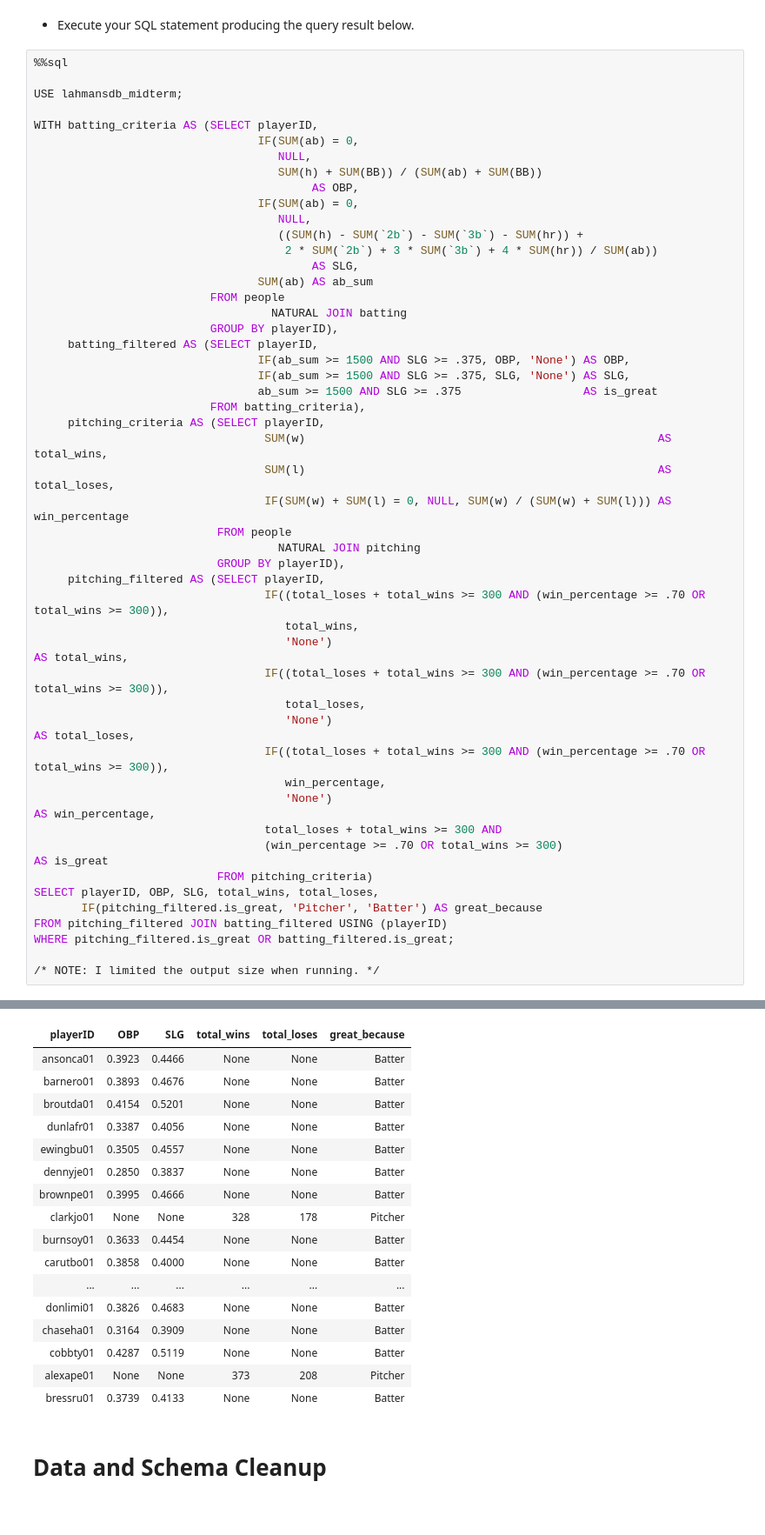
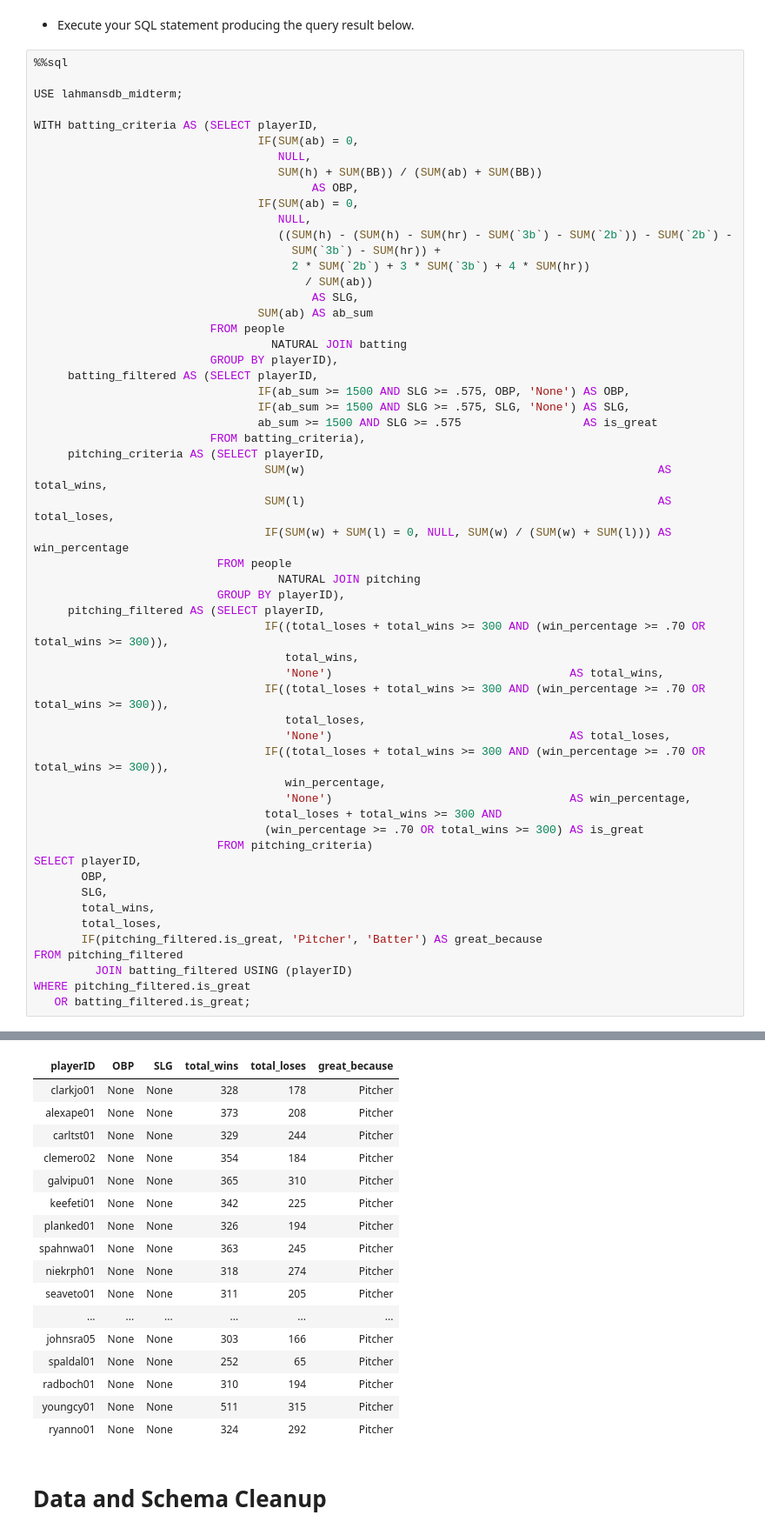
Before and after one commit to fsy2001/midterm, a Jupyter notebook: s23_w4111_midterm.ipynb, the cells around one changed output, grey strips where cells are left out. Shown at 87% size. Cells and saved outputs as stored; diff of their text form.

```diff
--- a/s23_w4111_midterm.ipynb
+++ b/s23_w4111_midterm.ipynb
@@ -950,17 +954,19 @@ WITH batting_criteria AS (SELECT playerID,
                                          AS OBP,
                                  IF(SUM(ab) = 0,
                                     NULL,
-                                    ((SUM(h) - SUM(`2b`) - SUM(`3b`) - SUM(hr)) +
-                                     2 * SUM(`2b`) + 3 * SUM(`3b`) + 4 * SUM(hr)) / SUM(ab))
+                                    ((SUM(h) - (SUM(h) - SUM(hr) - SUM(`3b`) - SUM(`2b`)) - SUM(`2b`) -
+                                      SUM(`3b`) - SUM(hr)) +
+                                      2 * SUM(`2b`) + 3 * SUM(`3b`) + 4 * SUM(hr))
+                                        / SUM(ab))
                                          AS SLG,
                                  SUM(ab) AS ab_sum
                           FROM people
                                    NATURAL JOIN batting
                           GROUP BY playerID),
      batting_filtered AS (SELECT playerID,
-                                 IF(ab_sum >= 1500 AND SLG >= .375, OBP, 'None') AS OBP,
-                                 IF(ab_sum >= 1500 AND SLG >= .375, SLG, 'None') AS SLG,
-                                 ab_sum >= 1500 AND SLG >= .375                  AS is_great
+                                 IF(ab_sum >= 1500 AND SLG >= .575, OBP, 'None') AS OBP,
+                                 IF(ab_sum >= 1500 AND SLG >= .575, SLG, 'None') AS SLG,
+                                 ab_sum >= 1500 AND SLG >= .575                  AS is_great
                           FROM batting_criteria),
      pitching_criteria AS (SELECT playerID,
                                   SUM(w)                                                    AS total_wins,
@@ -972,22 +978,26 @@ WITH batting_criteria AS (SELECT playerID,
      pitching_filtered AS (SELECT playerID,
                                   IF((total_loses + total_wins >= 300 AND (win_percentage >= .70 OR total_wins >= 300)),
                                      total_wins,
-                                     'None')                                                                       AS total_wins,
+                                     'None')                                   AS total_wins,
                                   IF((total_loses + total_wins >= 300 AND (win_percentage >= .70 OR total_wins >= 300)),
                                      total_loses,
-                                     'None')                                                                       AS total_loses,
+                                     'None')                                   AS total_loses,
                                   IF((total_loses + total_wins >= 300 AND (win_percentage >= .70 OR total_wins >= 300)),
                                      win_percentage,
-                                     'None')                                                                       AS win_percentage,
+                                     'None')                                   AS win_percentage,
                                   total_loses + total_wins >= 300 AND
-                                  (win_percentage >= .70 OR total_wins >= 300)                                     AS is_great
+                                  (win_percentage >= .70 OR total_wins >= 300) AS is_great
                            FROM pitching_criteria)
-SELECT playerID, OBP, SLG, total_wins, total_loses,
+SELECT playerID,
+       OBP,
+       SLG,
+       total_wins,
+       total_loses,
        IF(pitching_filtered.is_great, 'Pitcher', 'Batter') AS great_because
-FROM pitching_filtered JOIN batting_filtered USING (playerID)
-WHERE pitching_filtered.is_great OR batting_filtered.is_great;
-
-/* NOTE: I limited the output size when running. */
+FROM pitching_filtered
+         JOIN batting_filtered USING (playerID)
+WHERE pitching_filtered.is_great
+   OR batting_filtered.is_great;
 # %% [output]
  * mysql+pymysql://root:***@localhost
 0 rows affected.
@@ -995,20 +1005,20 @@ WHERE pitching_filtered.is_great OR batting_filtered.is_great;
 | playerID | OBP | SLG | total_wins | total_loses | great_because |
-| ansonca01 | 0.3923 | 0.4466 | None | None | Batter |
-| barnero01 | 0.3893 | 0.4676 | None | None | Batter |
-| broutda01 | 0.4154 | 0.5201 | None | None | Batter |
-| dunlafr01 | 0.3387 | 0.4056 | None | None | Batter |
-| ewingbu01 | 0.3505 | 0.4557 | None | None | Batter |
-| dennyje01 | 0.2850 | 0.3837 | None | None | Batter |
-| brownpe01 | 0.3995 | 0.4666 | None | None | Batter |
 | clarkjo01 | None | None | 328 | 178 | Pitcher |
-| burnsoy01 | 0.3633 | 0.4454 | None | None | Batter |
-| carutbo01 | 0.3858 | 0.4000 | None | None | Batter |
+| alexape01 | None | None | 373 | 208 | Pitcher |
+| carltst01 | None | None | 329 | 244 | Pitcher |
+| clemero02 | None | None | 354 | 184 | Pitcher |
+| galvipu01 | None | None | 365 | 310 | Pitcher |
+| keefeti01 | None | None | 342 | 225 | Pitcher |
+| planked01 | None | None | 326 | 194 | Pitcher |
+| spahnwa01 | None | None | 363 | 245 | Pitcher |
+| niekrph01 | None | None | 318 | 274 | Pitcher |
+| seaveto01 | None | None | 311 | 205 | Pitcher |
 | ... | ... | ... | ... | ... | ... |
-| donlimi01 | 0.3826 | 0.4683 | None | None | Batter |
-| chaseha01 | 0.3164 | 0.3909 | None | None | Batter |
-| cobbty01 | 0.4287 | 0.5119 | None | None | Batter |
-| alexape01 | None | None | 373 | 208 | Pitcher |
-| bressru01 | 0.3739 | 0.4133 | None | None | Batter |
+| johnsra05 | None | None | 303 | 166 | Pitcher |
+| spaldal01 | None | None | 252 | 65 | Pitcher |
+| radboch01 | None | None | 310 | 194 | Pitcher |
+| youngcy01 | None | None | 511 | 315 | Pitcher |
+| ryanno01 | None | None | 324 | 292 | Pitcher |
 # %% [markdown]
 # Data and Schema Cleanup
 # %% [markdown]
```
Also changed, not shown: parts of 2 cells of this notebook, 1 other file.
